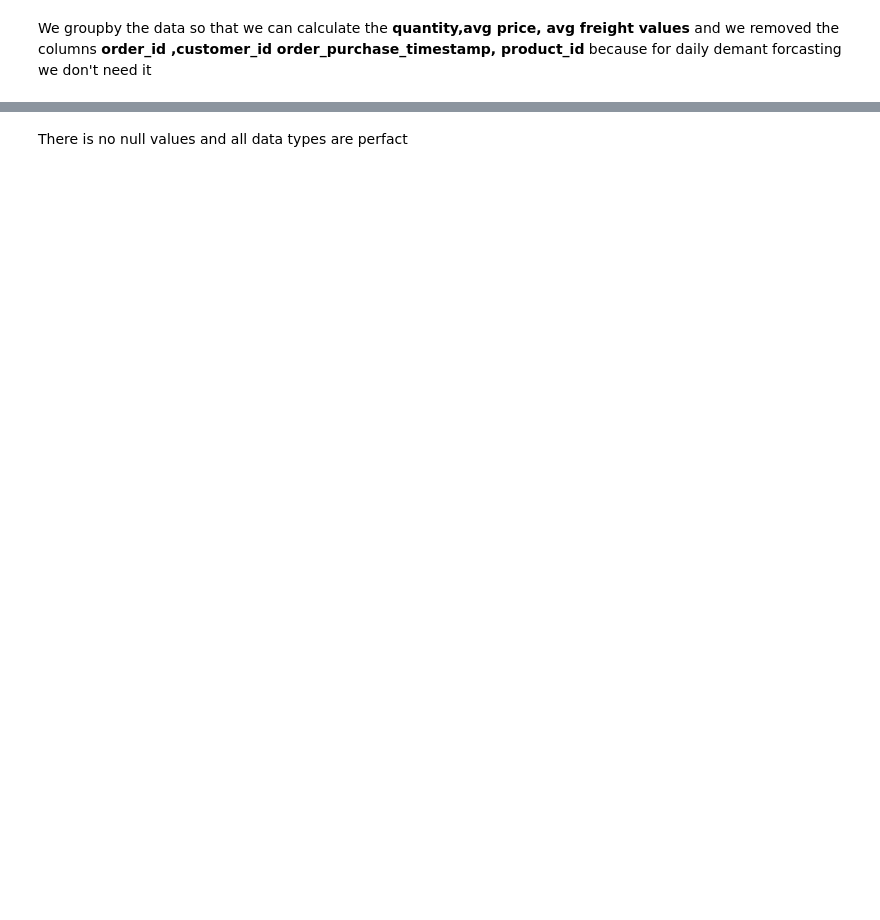
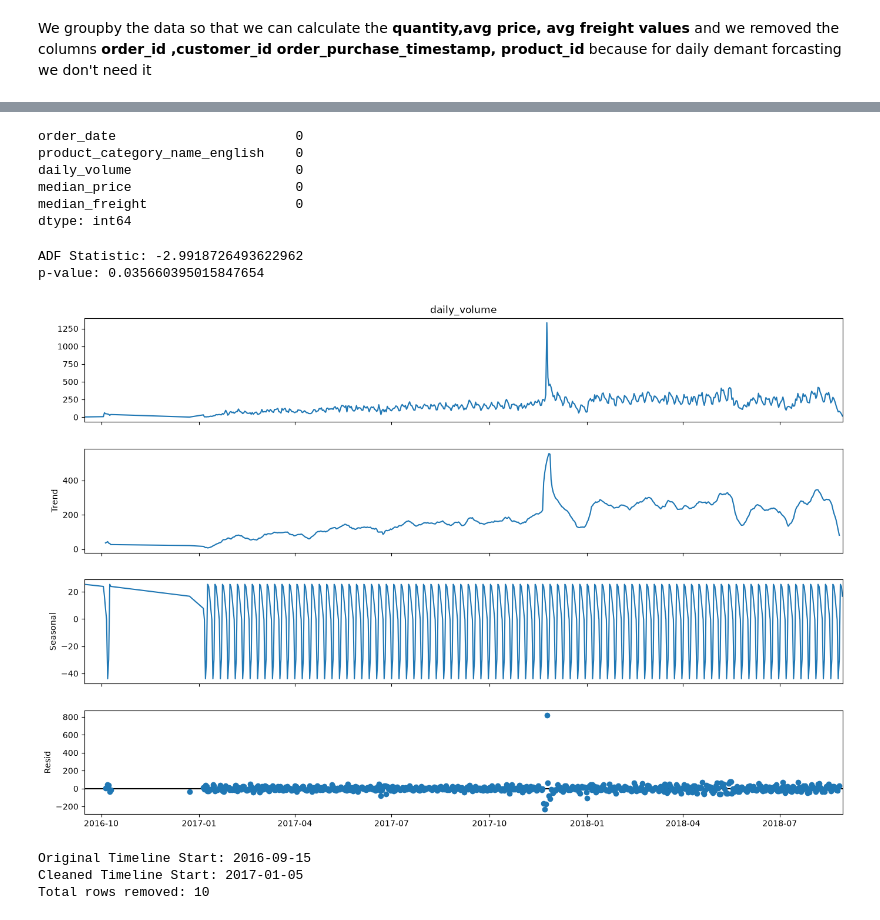
Before and after one commit to pruthvi-chavda/inventory-intelligence-suite, a Jupyter notebook: notebooks/Olist_Eda.ipynb, the cells around one changed output, grey strips where cells are left out. Saved outputs shown, nothing was run; the diff lists cells and outputs as text; code cells hidden in the pictures; blank space fills up the shorter version.

```diff
--- a/notebooks/Olist_Eda.ipynb
+++ b/notebooks/Olist_Eda.ipynb
@@ -21,7 +21,7 @@ import matplotlib.pyplot as plt
 import seaborn as sns
 from sklearn.model_selection import train_test_split
 # %%
-raw = pd.read_csv('olist_cleaned_silver_spine.csv', parse_dates=['order_purchase_timestamp', 'order_date'])
+raw = pd.read_csv('../data/processed/olist_cleaned_silver_spine.csv', parse_dates=['order_purchase_timestamp', 'order_date'])
 df=raw.copy()
 # %% [markdown]
 There is one nan in **order_date** while it is created using the **order_purchase_timestamp** so the data entry may be corrupted
@@ -40,3 +55,0 @@ It is data loading or exporting proble so we will drop it
-# %%
-# Amputate the corrupted CSV row
-df = df.dropna(subset=['order_date']).copy()
@@ -50,0 +71,6 @@ df1=df.groupby(['order_date', 'product_category_name_english']).agg(
+# %%
+df_time_series = df.groupby(['order_date', 'product_category_name_english']).agg(
+    daily_volume=('quantity', 'sum'),       # SUM the volume, do not count the rows
+    median_price=('price', 'median'),       # MEDIAN to ignore $2,000 outliers
+    median_freight=('freight_value', 'median')
+).reset_index()
@@ -51,8 +92,17 @@ df1=df.groupby(['order_date', 'product_category_name_english']).agg(
+# %%
+df_time_series.isna().sum()
+# %% [output]
+order_date                       0
+product_category_name_english    0
+daily_volume                     0
+median_price                     0
+median_freight                   0
+dtype: int64
 # %%
 from statsmodels.tsa.stattools import adfuller
 
 # Group the data to get the true daily heartbeat
-daily_series = df1.groupby('order_date')['quantity'].sum()
+daily_series = df_time_series.groupby('order_date')['daily_volume'].sum()
 
 # Run the ADF statistical test
 result = adfuller(daily_series)
@@ -60,29 +110,35 @@ result = adfuller(daily_series)
 # Print the final score
 print(f"ADF Statistic: {result[0]}")
 print(f"p-value: {result[1]}")
+# %% [output]
+ADF Statistic: -2.9918726493622962
+p-value: 0.035660395015847654
 # %%
 import matplotlib.pyplot as plt
 from statsmodels.tsa.seasonal import seasonal_decompose
 
 # 1. We must set the date as the index for the math to work
-df_daily = daily_series.to_frame() # Convert your grouped series back to a DataFrame
-df_daily.index = pd.to_datetime(df_daily.index)
+df_daily1 = daily_series.to_frame() # Convert your grouped series back to a DataFrame
+df_daily1.index = pd.to_datetime(df_daily1.index)
 
 # 2. Run the decomposition (period=7 because e-commerce runs on a 7-day weekly cycle)
-decomposition = seasonal_decompose(df_daily['quantity'], model='additive', period=7)
+decomposition = seasonal_decompose(df_daily1['daily_volume'], model='additive', period=7)
 
 # 3. Plot the 3 hidden layers
 fig = decomposition.plot()
 fig.set_size_inches(15, 10)
 plt.show()
+# %% [output]
+[figure, added]
 # %%
-# 1. Amputate the toxic 2016 data by filtering the index
-# We are forcing the timeline to start strictly on Jan 1, 2017
+
 daily_series_clean = daily_series[daily_series.index >= '2017-01-01'].copy()
 
 # 2. Print the confirmation
 print(f"Original Timeline Start: {daily_series.index.min().date()}")
 print(f"Cleaned Timeline Start: {daily_series_clean.index.min().date()}")
 print(f"Total rows removed: {len(daily_series) - len(daily_series_clean)}")
+# %% [output]
+Original Timeline Start: 2016-09-15
+Cleaned Timeline Start: 2017-01-05
+Total rows removed: 10
-# %% [markdown]
-There is no null values and all data types are perfact
```
Also changed, not shown: parts of 21 cells of this notebook.
